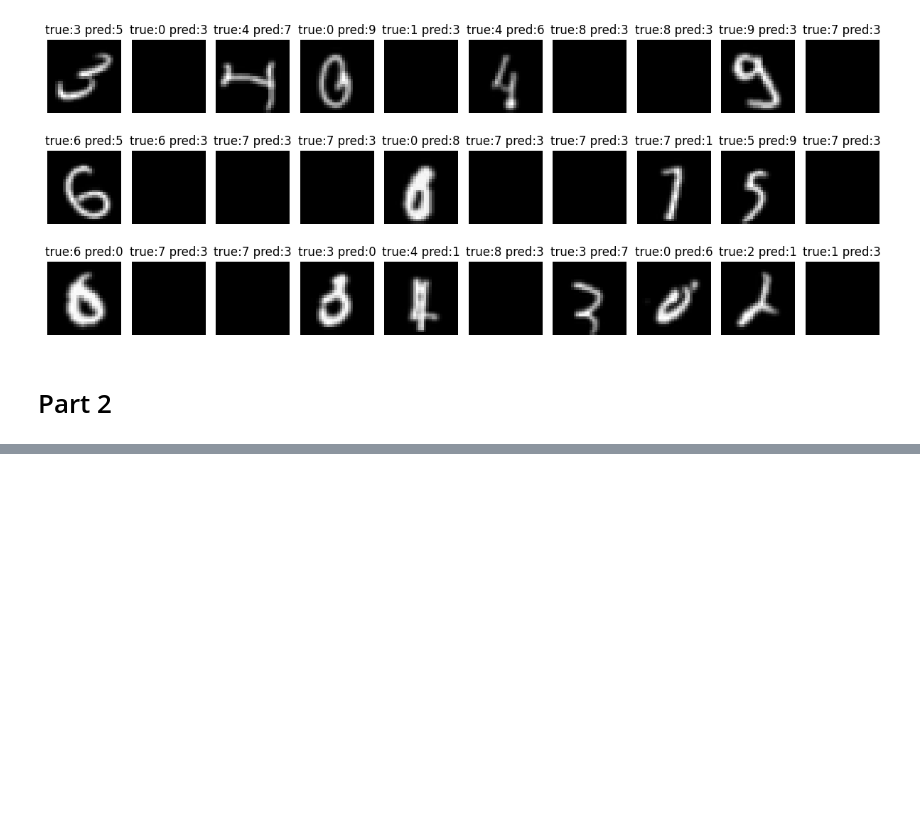
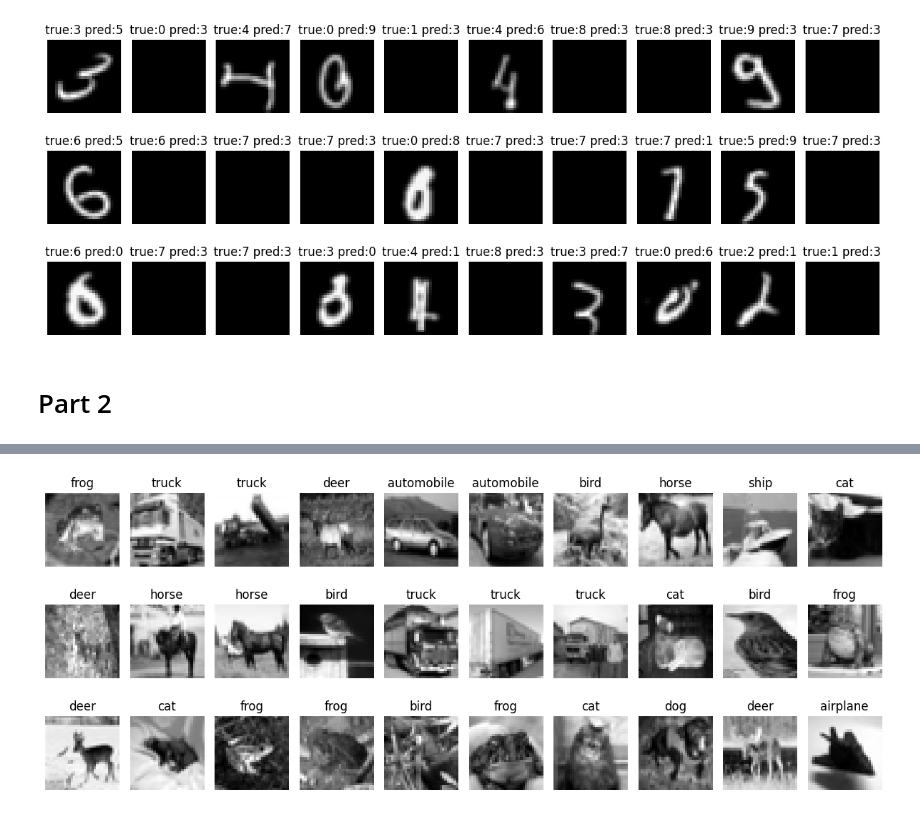
Before and after one commit to Graim-lee/From-analysing-digits-to-identifying-cancer, a Jupyter notebook: main.ipynb, the cells around one changed output, grey strips where cells are left out. Drawn from its saved outputs; the diff is of its cells as text; code cells hidden in the pictures; blank space fills up the shorter version.

```diff
--- a/main.ipynb
+++ b/main.ipynb
@@ -660,0 +724,25 @@ Misclassified test samples: 1338
+# %%
+def to_gray_scale(image):
+    new_image = []
+    for line_pointer in range(number_of_line):
+        for pixel_pointer in range(size_of_line):
+            pixel = 0.299 * get_red_pixel(image, pixel_pointer, line_pointer) + 0.587 * get_green_pixel(image, pixel_pointer, line_pointer) + 0.114 * get_blue_pixel(image, pixel_pointer, line_pointer)
+            new_image.append(pixel)
+    return np.array(new_image)
+# %%
+# Display 30 images in gray scale
+
+ten_images = all_dictionaries[0][b'data'][:30]
+ten_images_labels = all_dictionaries[0][b'labels'][:30]
+
+
+
+fig, axes = plt.subplots(3, 10, figsize=(12, 5))
+for i, ax in enumerate(axes.flat):
+    ax.imshow(to_gray_scale(ten_images[i]).reshape(32, 32), cmap='gray')
+    ax.set_title(label_converter[ten_images_labels[i]])
+    ax.axis('off')
+plt.tight_layout()
+plt.show()
+# %% [output]
+[figure, added]
```
Also changed, not shown: parts of 5 cells of this notebook, 8 other files.
